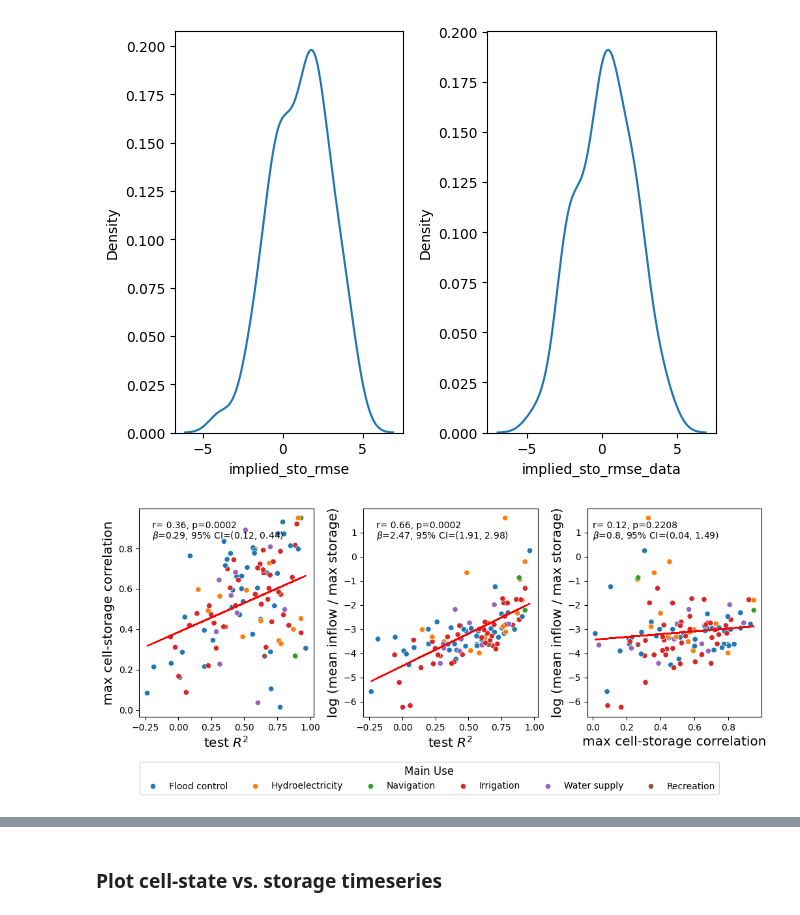
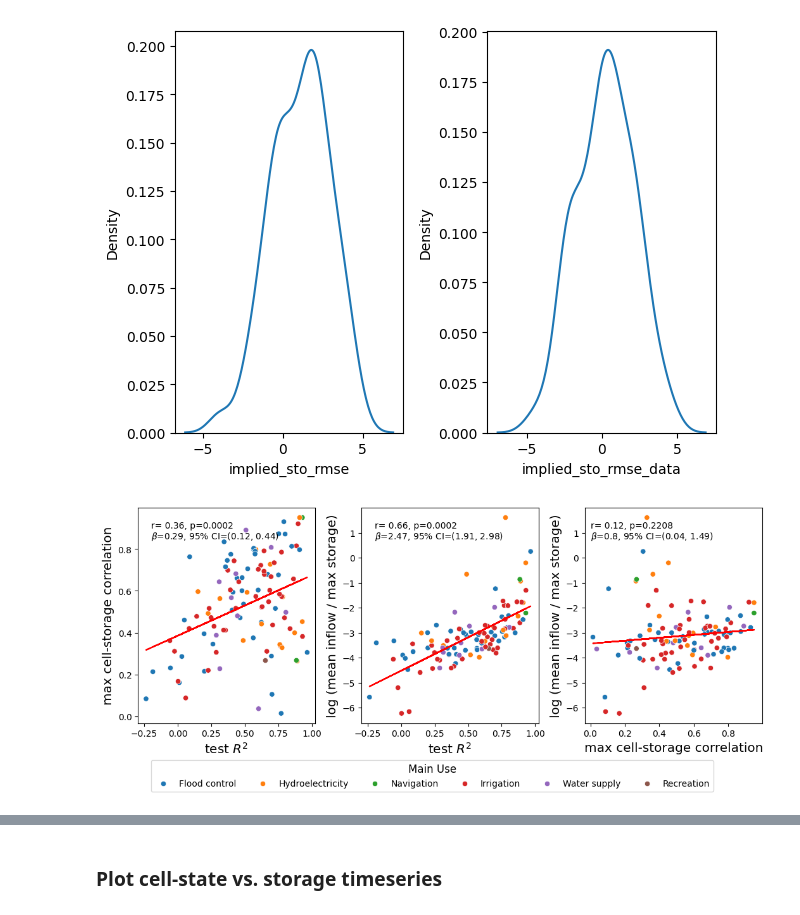
Before and after one commit to Matt2371/DL-reservoir-modeling, a Jupyter notebook: experiments/10g_resops_cell_states.ipynb, the cells around one changed output, grey strips where cells are left out. Cells and saved outputs as stored; diff of their text form; code cells hidden in the pictures.

Commit message:
Fix legend not showing
Experiment 10g

```diff
--- a/experiments/10g_resops_cell_states.ipynb
+++ b/experiments/10g_resops_cell_states.ipynb
@@ -111,12 +111,13 @@ r2_scores_1s_sim['Model'] = 'Model 1-S (sim storage input)'
 # Concat
 r2_scores_benchmark = pd.concat([r2_scores_lstm, r2_scores_lstm_storage, r2_scores_model2, r2_scores_model3, r2_scores_model4, r2_scores_rf, r2_scores_linear, r2_scores_rule_based, r2_scores_1s_sim], axis=0)
 
-fig, ax = plt.subplots()
+fig, ax = plt.subplots(constrained_layout=True)
 bp = sns.boxplot(data=r2_scores_benchmark, x='variable', y='value', hue='Model')
 handles, labels = ax.get_legend_handles_labels()
 ax.legend_.remove()
 # fig.legend(handles, labels, loc='center right', bbox_to_anchor=(1.4, 0.5), ncol=1, frameon=True, title='Model', fontsize='medium', title_fontsize='large')
-fig.legend(handles, labels, loc='lower center', bbox_to_anchor=(0.5, -0.2), ncol=3, frameon=True, title='Model', fontsize='medium', title_fontsize='large')
+legend = fig.legend(handles, labels, loc='lower center', bbox_to_anchor=(0.5, -0.2), ncol=3, frameon=True, title='Model', fontsize='medium', title_fontsize='large')
+legend.set_in_layout(True)
 
 ax.set_title('Performance on Individual ResOps Reservoirs', size='x-large')
 ax.set_ylabel('$R^2$', size='x-large')
@@ -124,7 +125,7 @@ ax.set_xlabel('')
 plt.setp(ax.get_xticklabels(), size='x-large')
 plt.ylim(-0.5, 1)
 plt.tight_layout()
-plt.savefig('report/drafting/8_15_2025/Figures/individual_resops_all_benchmarks.png', dpi=300)
+plt.savefig('report/drafting/8_15_2025/Figures/individual_resops_all_benchmarks.png', dpi=300, bbox_inches='tight')
 plt.show()
 # %% [output]
 [figure]
@@ -581,7 +582,7 @@ def correlate_pval(x, y, alt='two-sided', n_resamples=10000):
     return r, pvalue
 # %%
 # Create scatter matrix of R2, max cell-storage correlation, and DOR (log mean in / max storage)
-fig, axes = plt.subplots(nrows=1, ncols=3, figsize=(10.5, 4))
+fig, axes = plt.subplots(nrows=1, ncols=3, figsize=(10.5, 4), constrained_layout=True)
 
 vars = [df_result['model1_test_r2'].values, np.abs(df_result['model1_max_cell_sto_corr']), df_result['log_mean_in_max_sto'].values]
 var_names = ['test $R^2$', 'max cell-storage correlation', 'log (mean inflow / max storage)']
@@ -596,37 +597,36 @@ lobf(vars[0], vars[1], axes[0])
 corr, pval = correlate_pval(vars[0], vars[1])
 axes[0].text(-0.2, 0.9, r'r='+f' {round(corr, 2)}, p={round(pval, 6)}', size='medium')
 # Theil-Sen slope and 95 CI
 slope, intercept, lo, hi = theilslopes(vars[1], vars[0], alpha=0.95)
 axes[0].text(-0.2, 0.85, fr'$\beta$={round(slope, 2)}, 95% CI=({round(lo, 2)}, {round(hi, 2)})', size='medium')
 
 sns.scatterplot(x=vars[0], y=vars[2], hue=df_result['MAIN_USE'], ax=axes[1], legend=False)
 axes[1].set_xlabel(var_names[0], size='x-large')
 axes[1].set_ylabel(var_names[2], size='x-large')
 lobf(vars[0], vars[2], axes[1])
 # Add correlation and p-value
 corr, pval = correlate_pval(vars[0], vars[2])
 axes[1].text(-0.2, 1.2, r'r='+f' {round(corr, 2)}, p={round(pval, 6)}', size='medium')
 # Theil-Sen slope and 95 CI
 slope, intercept, lo, hi = theilslopes(vars[2], vars[0], alpha=0.95)
 axes[1].text(-0.2, 0.75, fr'$\beta$={round(slope, 2)}, 95% CI=({round(lo, 2)}, {round(hi, 2)})', size='medium')
 
 sns.scatterplot(x=vars[1], y=vars[2], hue=df_result['MAIN_USE'], ax=axes[2], legend=False)
 axes[2].set_xlabel(var_names[1], size='x-large')
 axes[2].set_ylabel(var_names[2], size='x-large')
 lobf(vars[1], vars[2], axes[2])
 # Add correlation and p-value
 corr, pval = correlate_pval(vars[1], vars[2])
 axes[2].text(0, 1.2, r'r='+f' {round(corr, 2)}, p={round(pval, 4)}', size='medium')
 # Theil-Sen slope and 95 CI
 slope, intercept, lo, hi = theilslopes(vars[2], vars[1], alpha=0.95)
 axes[2].text(0, 0.75, fr'$\beta$={round(slope, 2)}, 95% CI=({round(lo, 2)}, {round(hi, 2)})', size='medium')
 
-fig.legend(handles, labels, loc='lower center', bbox_to_anchor=(0.5, -0.15), ncol=6, frameon=True, title='Main Use', fontsize='medium', title_fontsize='large')
-fig.subplots_adjust(bottom=0.5)  # add space for the legend
-plt.tight_layout()
-plt.savefig('report/drafting/8_15_2025/Figures/r2_dor_cell_corr.png', dpi=300)
+legend = fig.legend(handles, labels, loc='lower center', bbox_to_anchor=(0.5, -0.15), ncol=6, frameon=True, title='Main Use', fontsize='medium', title_fontsize='large')
+legend.set_in_layout(True)
+plt.savefig('report/drafting/8_15_2025/Figures/r2_dor_cell_corr.png', dpi=300, bbox_inches='tight')
 plt.show()
 # %% [output]
-[figure, old version]
+[figure, new version]
 # %%
 # Create scatter matrix of R2, max cell-storage correlation, and DOR (log mean in / max storage)
```
Also changed, not shown: parts of 1 cell of this notebook, 4 other files.
